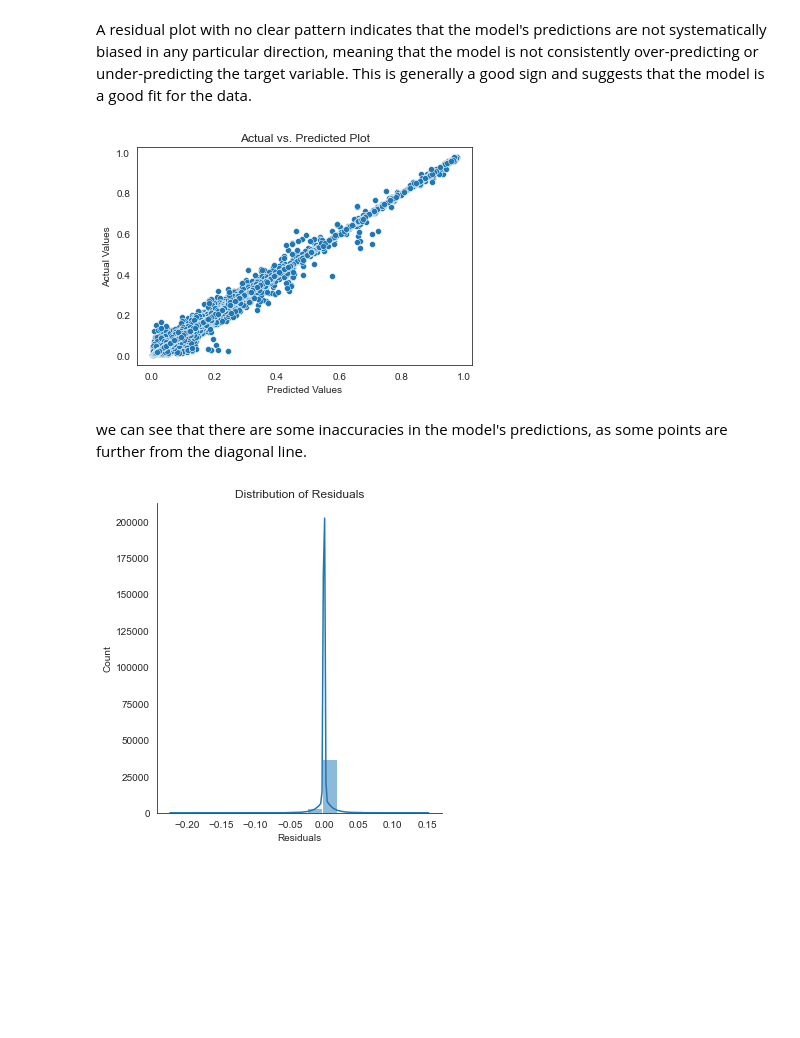
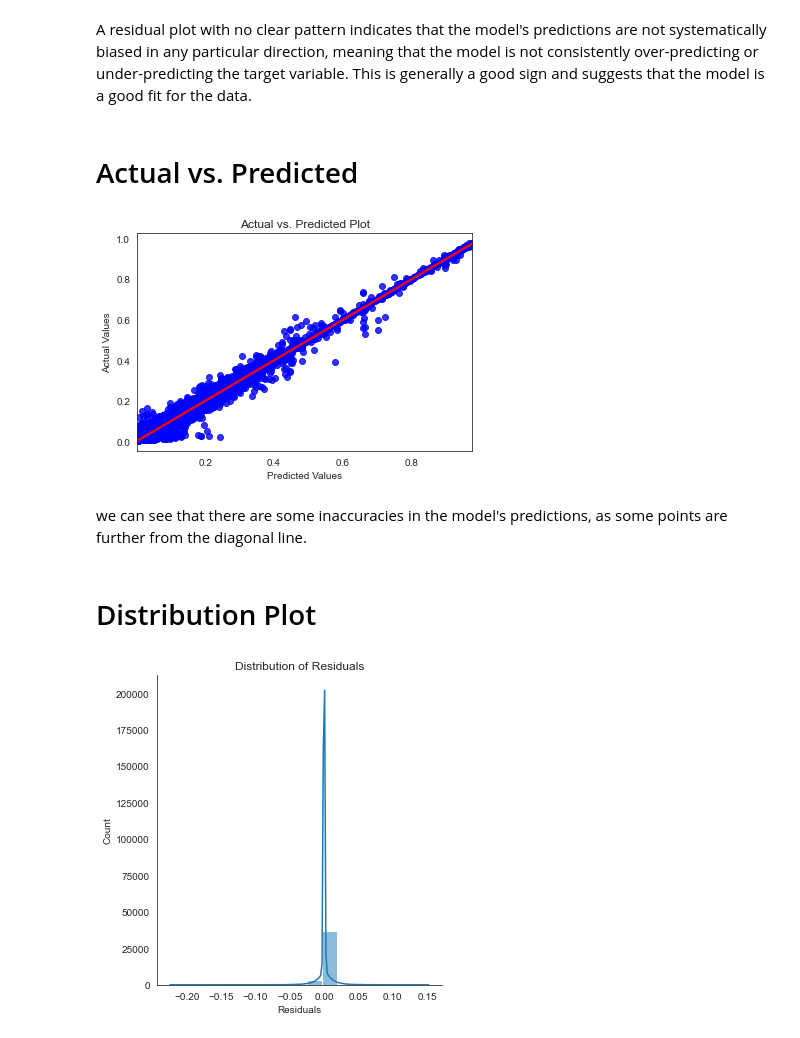
Before and after one commit to MichalOst3389/nhl_team_analysis, a Jupyter notebook: NHL Notebook.ipynb, the cells around one changed output. Cells and saved outputs as stored; diff of their text form; code cells hidden in the pictures; blank space fills up the shorter version.

```diff
--- a/NHL Notebook.ipynb
+++ b/NHL Notebook.ipynb
@@ -335,3 +336,37 @@ plt.show()
 [figure]
 # %% [markdown]
 This code is similar to the above code, but also returns the shots that did not result in a goal.  We can see that the further away the shot's yCord is from the net,  the less likely a goal will be scored.
+# %%
+# Load the hockey rink image and resize it to match the plot dimensions
+rink_img = mpimg.imread("hockeyRink.png")
+rink_img_resized = cv2.resize(rink_img, (2000, 850))
+
+# Filter out the shots that resulted in a goal
+missed_shots = shots_df[shots_df["goal"] == 0]
+
+# Set the style of the plot
+sns.set_style("white")
+
+# Create a figure with one subplot
+fig, ax = plt.subplots(figsize=(12, 9))
+
+# Set the x and y ranges of the plot
+x_range = [-100, 100]
+y_range = [-45, 45]
+
+# Plot the hockey rink image in the background
+ax.imshow(rink_img_resized, extent=[x_range[0], x_range[1], y_range[0], y_range[1]])
+
+sns.kdeplot(x=missed_shots["xCord"], y=missed_shots["yCord"], shade=True, cmap="Blues", ax=ax, bw_adjust=.28)
+
+# Set the plot title and axis labels
+ax.set_title("Missed Shot Density")
+ax.set_xlabel("X Coordinate")
+ax.set_ylabel("Y Coordinate")
+
+# Set the x and y limits of the plot
+ax.set_xlim(x_range)
+ax.set_ylim(y_range)
+
+# Show the plot
+plt.show()
@@ -641,16 +683,20 @@ plt.show()
 # %% [markdown]
 A residual plot with no clear pattern indicates that the model's predictions are not systematically biased in any particular direction, meaning that the model is not consistently over-predicting or under-predicting the target variable. This is generally a good sign and suggests that the model is a good fit for the data.
+# %% [markdown]
+# Actual vs. Predicted
 # %%
 # create the actual vs. predicted plot
-sns.scatterplot(y_pred, y)
+sns.regplot(y_pred, y, color='blue', line_kws={'color': 'red'})
 plt.title('Actual vs. Predicted Plot')
 plt.xlabel('Predicted Values')
 plt.ylabel('Actual Values')
 plt.show()
 # %% [output]
-[figure, old version]
+[figure, new version]
 # %% [markdown]
 we can see that there are some inaccuracies in the model's predictions, as some points are further from the diagonal line.
+# %% [markdown]
+# Distribution Plot
 # %%
 # create the distribution plot
 sns.displot(y-y_pred, kde=True)
```
Also changed, not shown: parts of 21 cells of this notebook.
